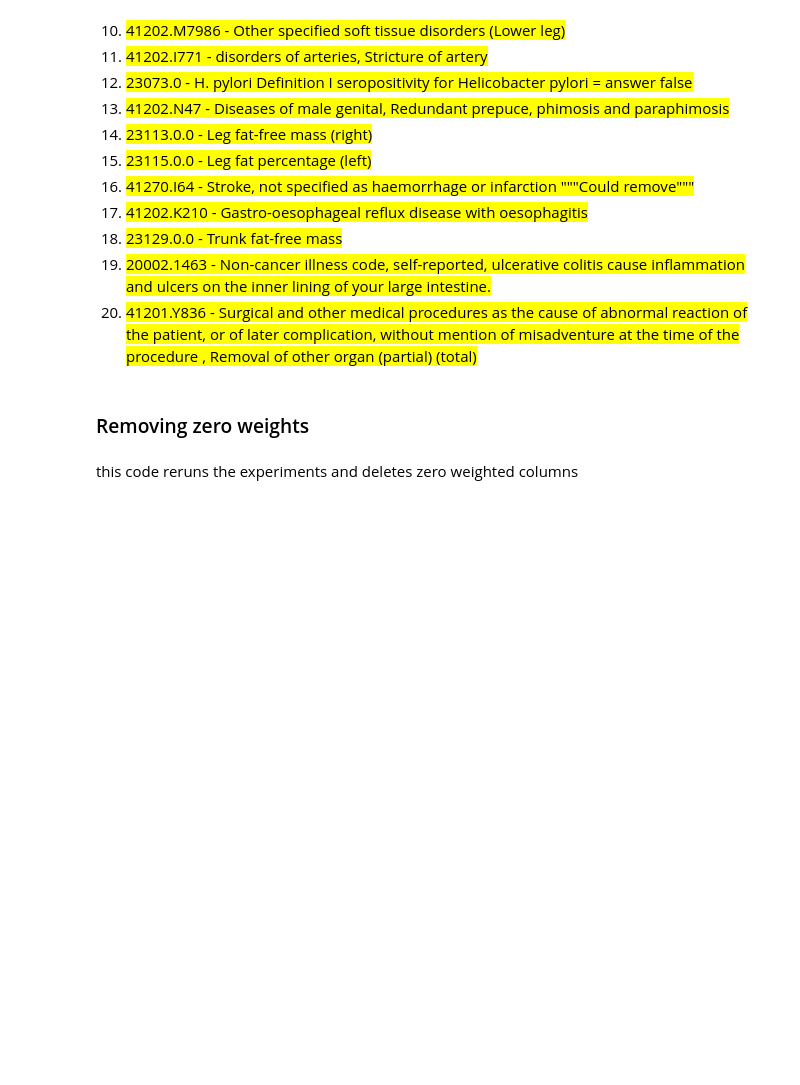
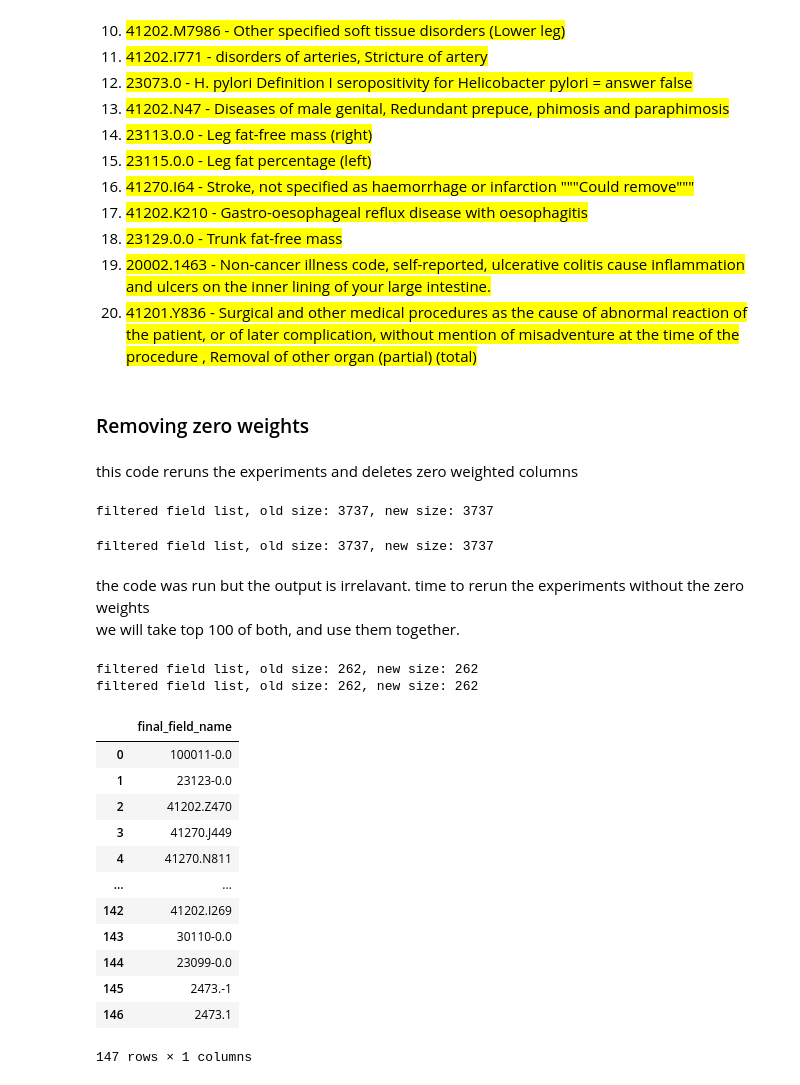
Before and after one commit to Ronemisimus/DVT_Machine_Learning_Research, a Jupyter notebook: server_files/final.ipynb, the cells around one changed output. Drawn from its saved outputs; the diff is of its cells as text; code cells hidden in the pictures; blank space fills up the shorter version.

```diff
--- a/server_files/final.ipynb
+++ b/server_files/final.ipynb
@@ -173,10 +179,43 @@ this code reruns the experiments and deletes zero weighted columns
 # %%
 import experiment
 
-clf, x_cols = experiment.experiment("LogisticRegressionWithoutDataLeakage", False, False)
+clf, x_cols = experiment.experiment("LogisticRegressionWithoutDataLeakage", False, False, True)
 experiment.plot_fields("LogisticRegressionWithoutDataLeakage", x_cols, clf.coef_[0], 20, True)
+# %% [output]
+filtered field list, old size: 3737, new size: 3737
 # %%
 import experiment
 
-clf, x_cols = experiment.experimentXgBoost("XGBoostWithoutDataLeakage", False, False)
+clf, x_cols = experiment.experimentXgBoost("XGBoostWithoutDataLeakage", False, False, True)
 experiment.plot_XGBoost("XGBoostWithoutDataLeakage", x_cols, clf.feature_importances_, 20, True)
+# %% [output]
+filtered field list, old size: 3737, new size: 3737
+# %% [markdown]
+the code was run but the output is irrelavant. time to rerun the experiments without the zero weights \
+we will take top 100 of both, and use them together.
+# %%
+import experiment
+import pandas as pd
+
+clf, x_cols = experiment.experiment("LogisticRegressionWithoutDataLeakage", False, False, True)
+clfXg, x_colsXg = experiment.experimentXgBoost("XGBoostWithoutDataLeakage", False, False, True)
+selected_features = experiment.combine(x_cols, clf.coef_[0], clfXg.feature_importances_)
+df = pd.DataFrame({'final_field_name':selected_features})
+df.to_csv('csv/keep_fields.csv', index=False)
+df
+# %% [output]
+filtered field list, old size: 262, new size: 262
+filtered field list, old size: 262, new size: 262
+|  | final_field_name |
+| 0 | 100011-0.0 |
+| 1 | 23123-0.0 |
+| 2 | 41202.Z470 |
+| 3 | 41270.J449 |
+| 4 | 41270.N811 |
+| ... | ... |
+| 142 | 41202.I269 |
+| 143 | 30110-0.0 |
+| 144 | 23099-0.0 |
+| 145 | 2473.-1 |
+| 146 | 2473.1 |
+147 rows × 1 columns
```
Also changed, not shown: parts of 6 cells of this notebook, 2 other files.
